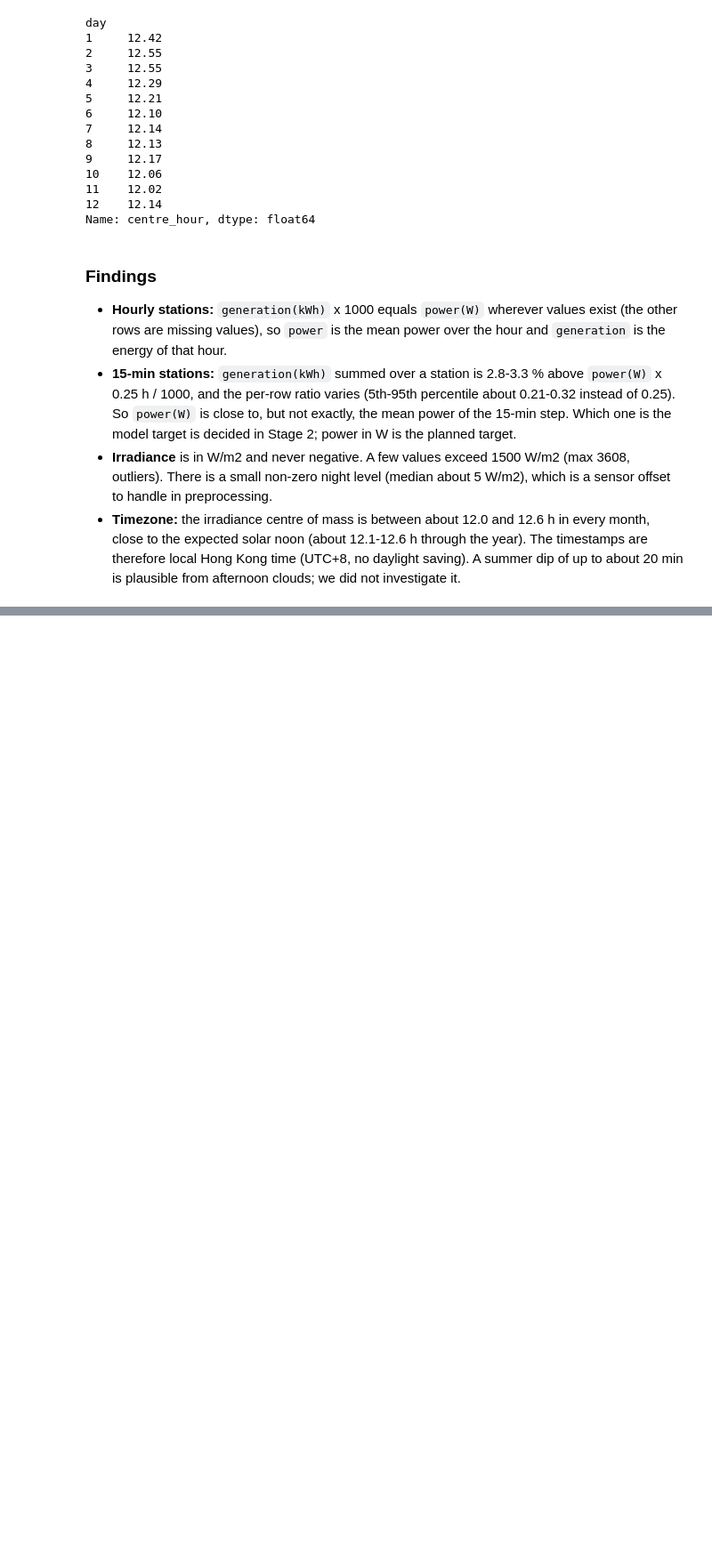
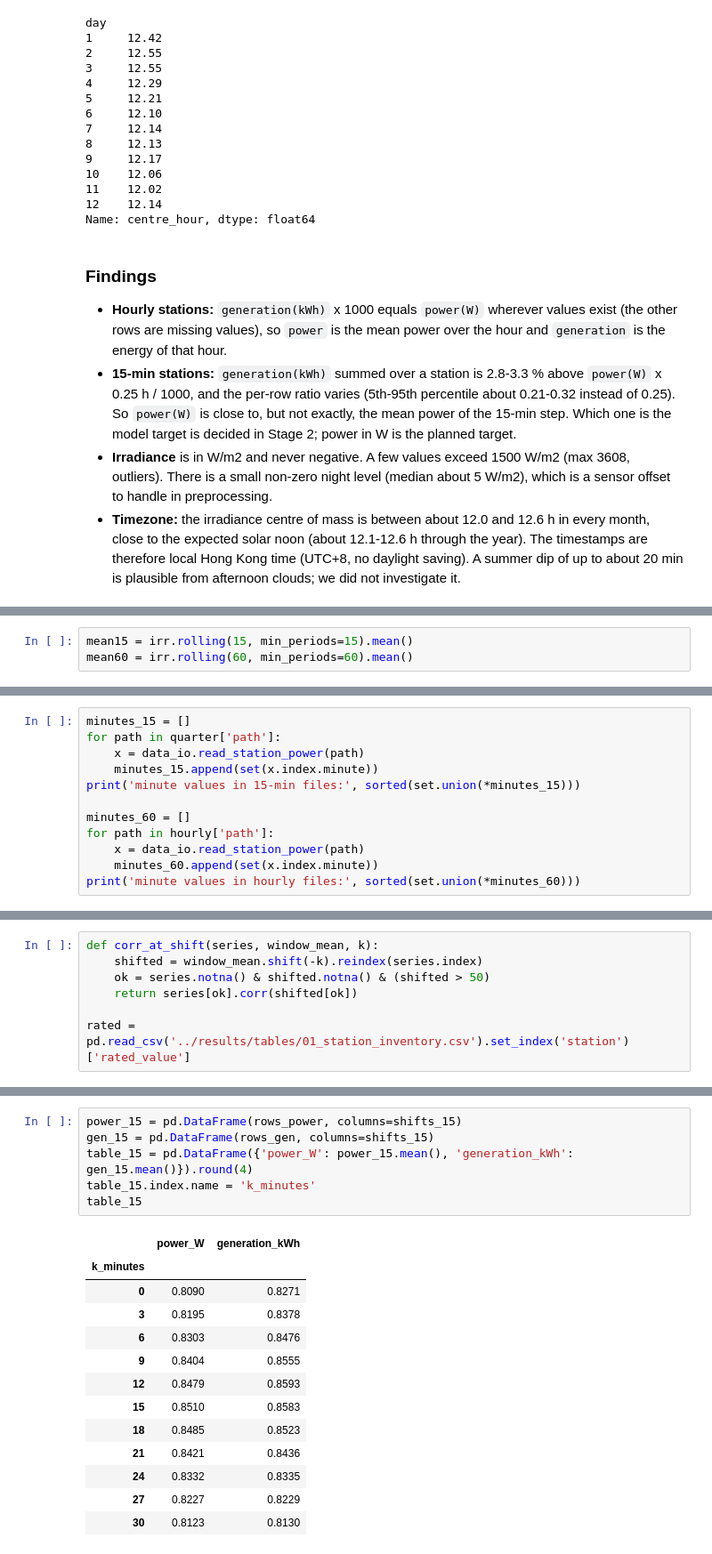
Before and after one commit to hanzla-mansuri/DA487-Capstone-Project-Phase-I, a Jupyter notebook: notebooks/01_eda.ipynb, the cells around one changed output, grey strips where cells are left out. Shown at 89% size. Drawn from its saved outputs; the diff is of its cells as text; blank space fills up the shorter version.

```diff
--- a/notebooks/01_eda.ipynb
+++ b/notebooks/01_eda.ipynb
@@ -183,0 +207,3 @@ Name: centre_hour, dtype: float64
+# %%
+mean15 = irr.rolling(15, min_periods=15).mean()
+mean60 = irr.rolling(60, min_periods=60).mean()
@@ -183,0 +212,12 @@ Name: centre_hour, dtype: float64
+# %%
+minutes_15 = []
+for path in quarter['path']:
+    x = data_io.read_station_power(path)
+    minutes_15.append(set(x.index.minute))
+print('minute values in 15-min files:', sorted(set.union(*minutes_15)))
+
+minutes_60 = []
+for path in hourly['path']:
+    x = data_io.read_station_power(path)
+    minutes_60.append(set(x.index.minute))
+print('minute values in hourly files:', sorted(set.union(*minutes_60)))
@@ -183,0 +229,7 @@ Name: centre_hour, dtype: float64
+# %%
+def corr_at_shift(series, window_mean, k):
+    shifted = window_mean.shift(-k).reindex(series.index)
+    ok = series.notna() & shifted.notna() & (shifted > 50)
+    return series[ok].corr(shifted[ok])
+
+rated = pd.read_csv('../results/tables/01_station_inventory.csv').set_index('station')['rated_value']
@@ -183,0 +249,20 @@ Name: centre_hour, dtype: float64
+# %%
+power_15 = pd.DataFrame(rows_power, columns=shifts_15)
+gen_15 = pd.DataFrame(rows_gen, columns=shifts_15)
+table_15 = pd.DataFrame({'power_W': power_15.mean(), 'generation_kWh': gen_15.mean()}).round(4)
+table_15.index.name = 'k_minutes'
+table_15
+# %% [output]
+|  | power_W | generation_kWh |
+| k_minutes |  |  |
+| 0 | 0.8090 | 0.8271 |
+| 3 | 0.8195 | 0.8378 |
+| 6 | 0.8303 | 0.8476 |
+| 9 | 0.8404 | 0.8555 |
+| 12 | 0.8479 | 0.8593 |
+| 15 | 0.8510 | 0.8583 |
+| 18 | 0.8485 | 0.8523 |
+| 21 | 0.8421 | 0.8436 |
+| 24 | 0.8332 | 0.8335 |
+| 27 | 0.8227 | 0.8229 |
+| 30 | 0.8123 | 0.8130 |
```
Also changed, not shown: parts of 18 cells of this notebook, 6 other files.
